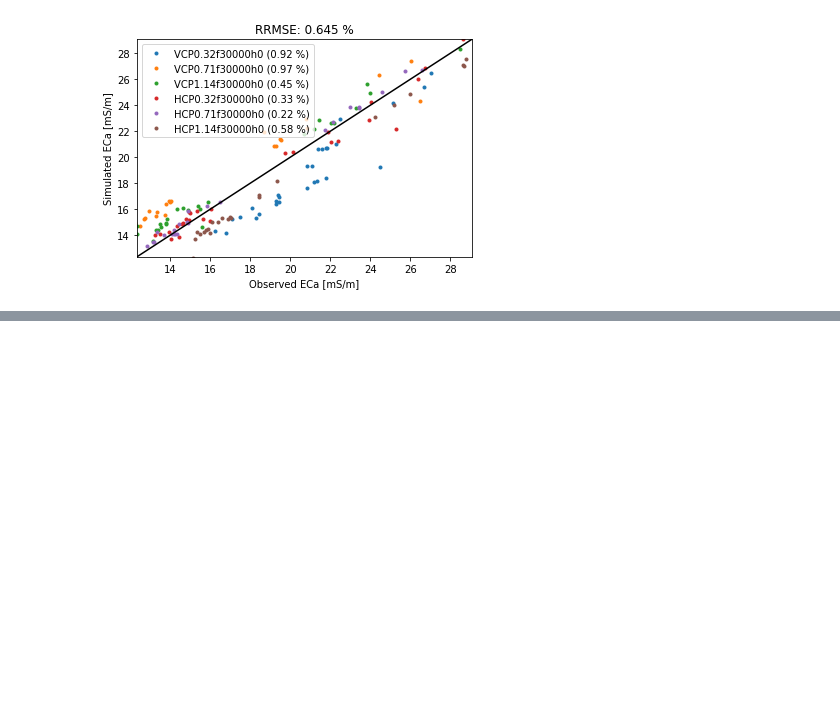
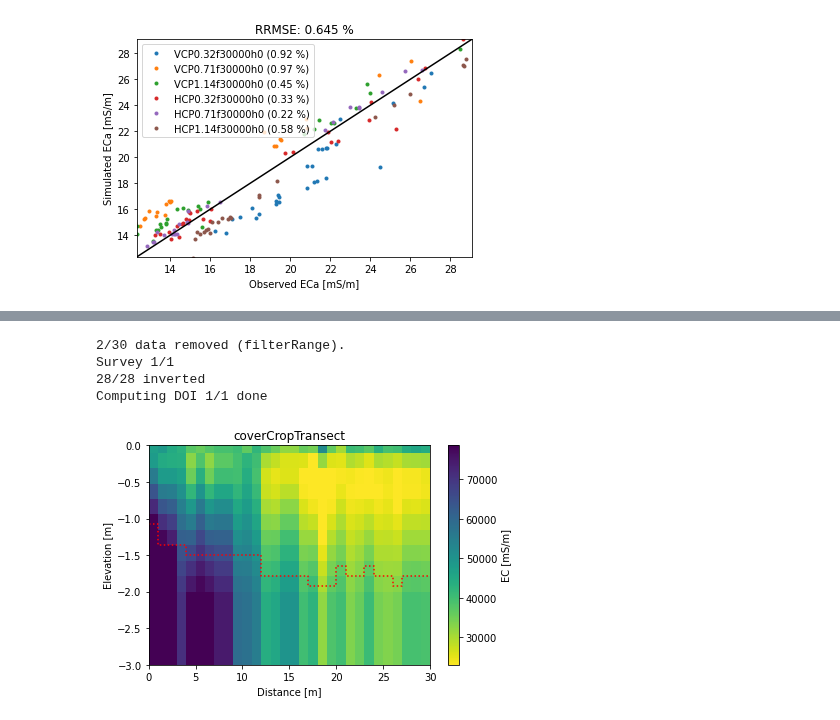
Before and after one commit to hkexgroup/emagpy, a Jupyter notebook: jupyter-notebook/sensitivity.ipynb, the cells around one changed output, grey strips where cells are left out. Cells and saved outputs as stored; diff of their text form; code cells hidden in the pictures; blank space fills up the shorter version.

```diff
--- a/jupyter-notebook/sensitivity.ipynb
+++ b/jupyter-notebook/sensitivity.ipynb
@@ -62,0 +86,17 @@ k.showOne2one()
+# %%
+# for FS on high EC ground it might change
+k = Problem()
+k.createSurvey('../src/examples/cover-crop/coverCropTransect.csv')
+k.filterRange(vmax=50)
+s0 = k.surveys[0]
+s0.df.loc[:, s0.coils] = s0.df[s0.coils].values*2000 # increase ECa artificially
+k.setInit(depths0=np.linspace(0.1, 2, 10))
+k.invert(forwardModel='FSlin', method='Gauss-Newton')
+k.computeDOI(nlayers=15) # this takes a while
+k.showResults(doi=True)
+# %% [output]
+2/30 data removed (filterRange).
+Survey 1/1
+28/28 inverted
+Computing DOI 1/1 done
+[figure, added]
```
Also changed, not shown: parts of 6 cells of this notebook, 1 other file.
